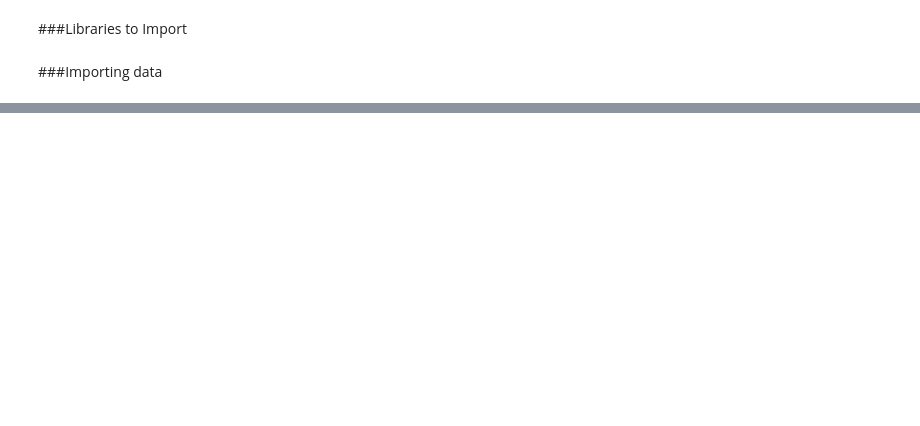
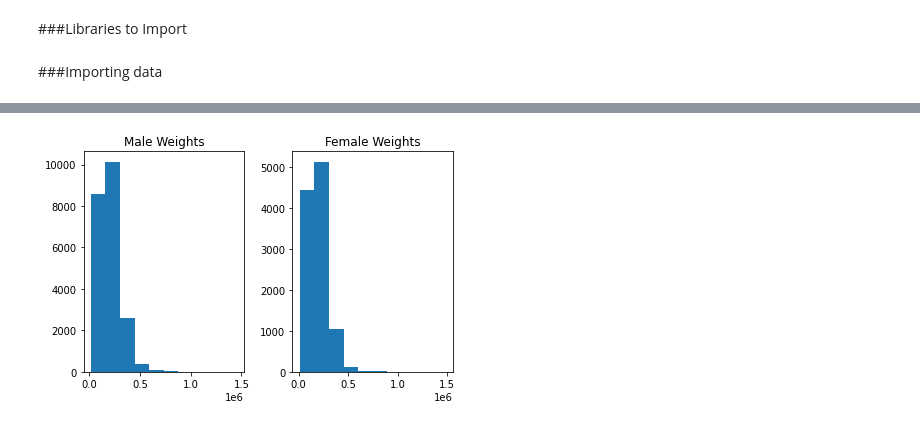
Before and after one commit to xiangtgao/JSC270_Assg2, a Jupyter notebook: JSC270_Assignment2.ipynb, the cells around one changed output, grey strips where cells are left out. Cells and saved outputs as stored; diff of their text form; code cells hidden in the pictures; blank space fills up the shorter version.

```diff
--- a/JSC270_Assignment2.ipynb
+++ b/JSC270_Assignment2.ipynb
@@ -18,0 +161,8 @@ income94.columns = ['age','workclass', 'fnlwgt','education','education_num','mar
+# %%
+male = income94.query("sex == 'Male'")
+female = income94.query("sex == 'Female'")
+
+# compare final weights between men and women
+hist_subplot(male.fnlwgt, female.fnlwgt, "Male Weights", "Female Weights")
+# %% [output]
+[figure, added]
```
Also changed, not shown: parts of 33 cells of this notebook.
